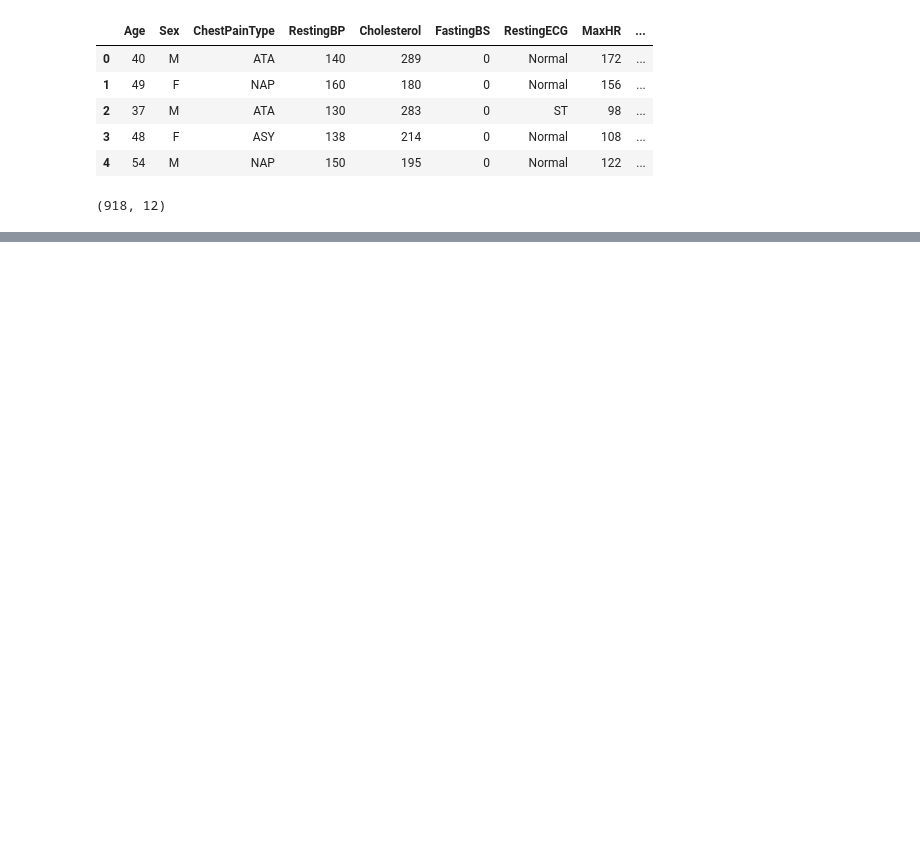
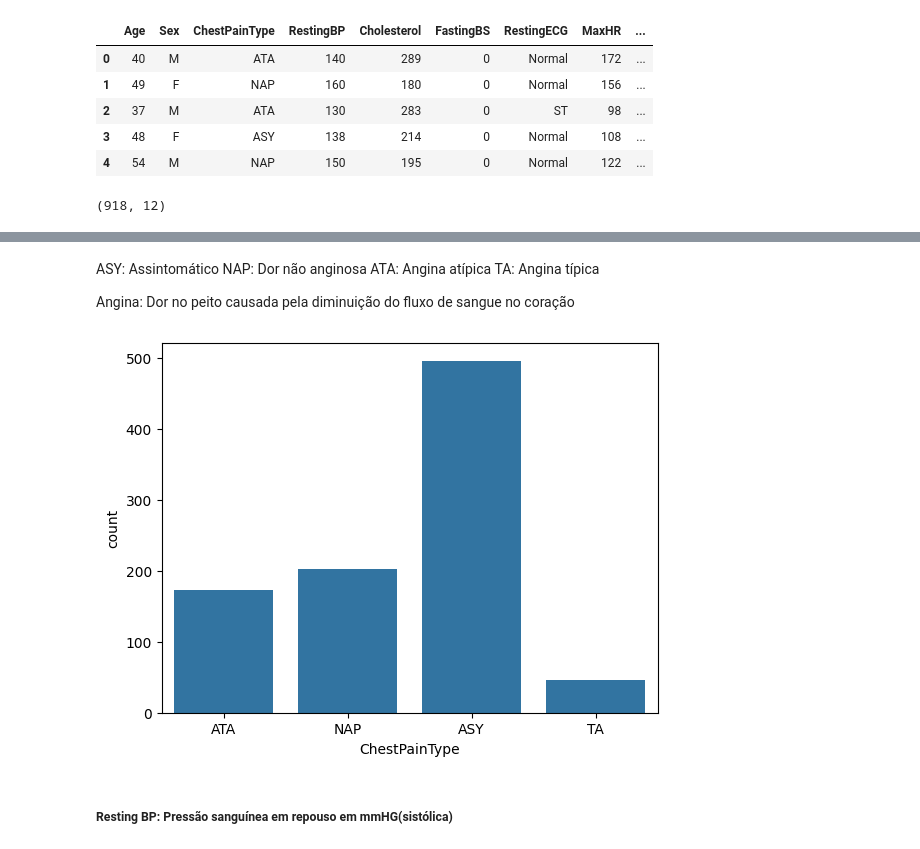
Before and after one commit to Newtan999/NewML, a Jupyter notebook: classificacao_doencas_cardiacas/heart_diseases.ipynb, the cells around one changed output, grey strips where cells are left out. Cells and saved outputs as stored; diff of their text form; code cells hidden in the pictures; blank space fills up the shorter version.

```diff
--- a/classificacao_doencas_cardiacas/heart_diseases.ipynb
+++ b/classificacao_doencas_cardiacas/heart_diseases.ipynb
@@ -22,0 +74,14 @@ dados.shape
+# %% [markdown]
+ASY: Assintomático
+NAP: Dor não anginosa
+ATA: Angina atípica
+TA: Angina típica
+
+Angina: Dor no peito causada pela diminuição do fluxo de sangue no coração
+# %%
+### Idade usa countplot por ser valor discreto (1, 2, 3, etc.)
+sns.countplot(dados, x='ChestPainType');
+# %% [output]
+[figure, added]
+# %% [markdown]
+##### Resting BP: Pressão sanguínea em repouso em mmHG(sistólica)
```
Also changed, not shown: parts of 39 cells of this notebook.
